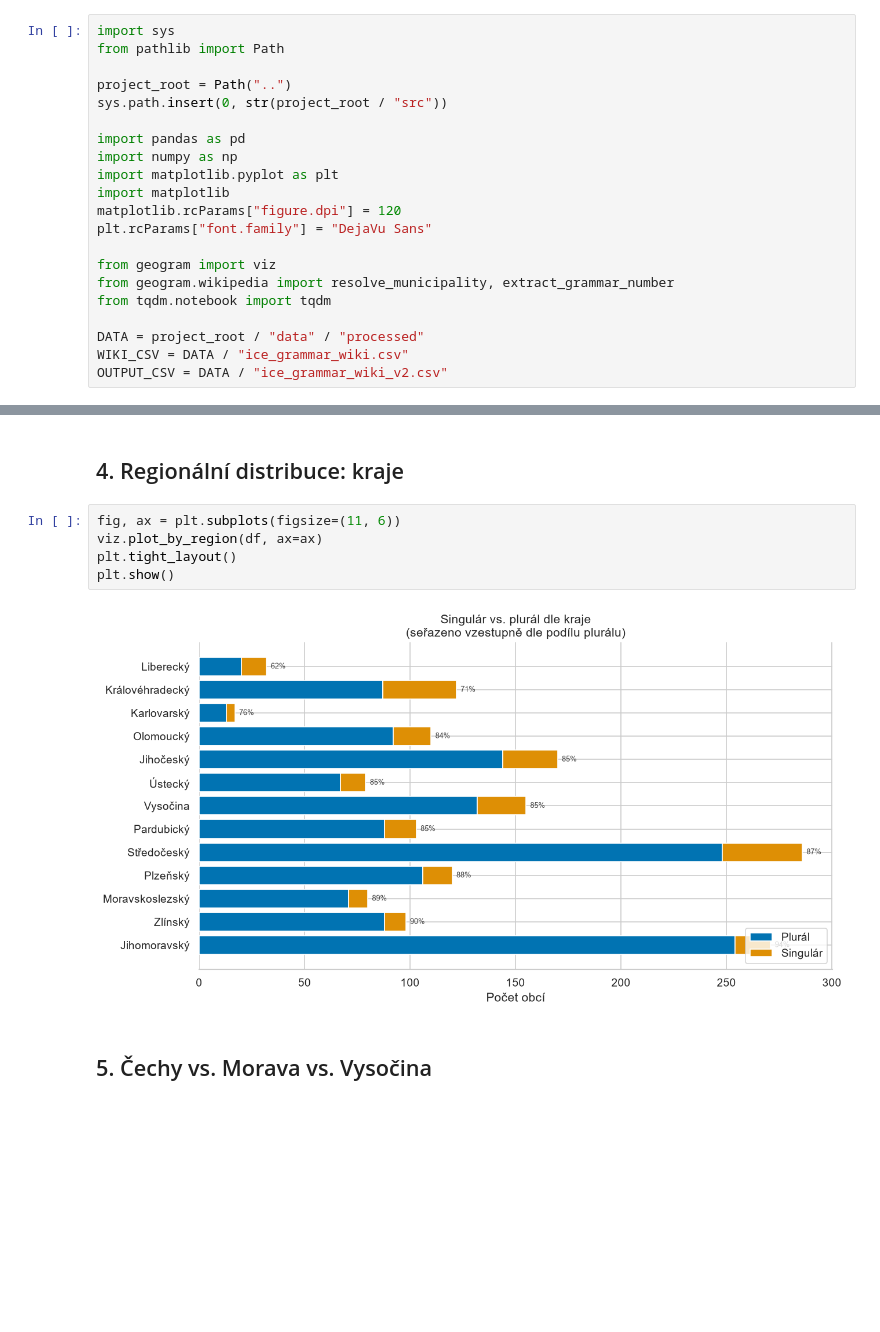
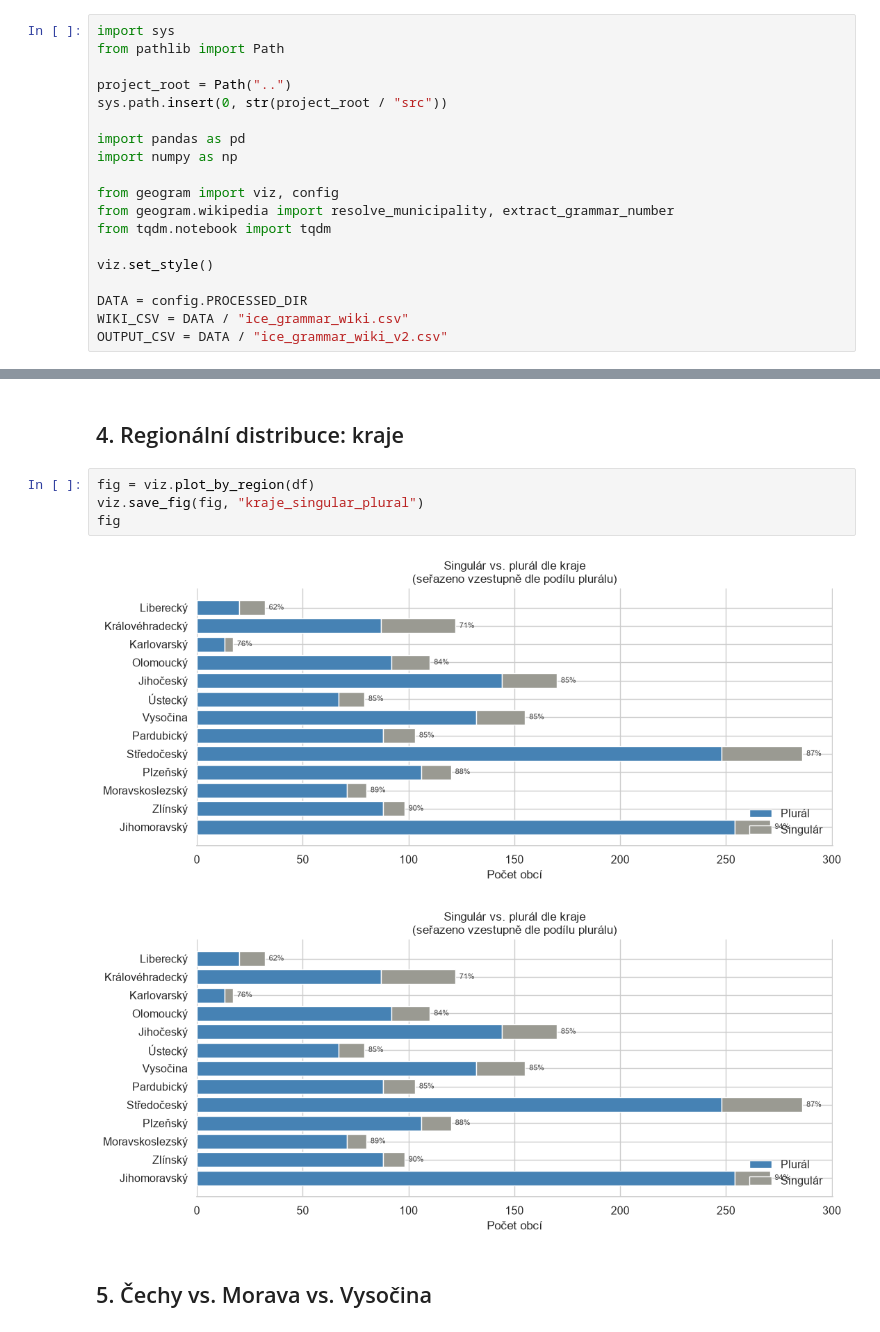
Before and after one commit to Dobes-Michal-Tobias/GeoGram_sufix-ice, a Jupyter notebook: notebooks/07-analysis.ipynb, the cells around one changed output, grey strips where cells are left out. Drawn from its saved outputs; the diff is of its cells as text; blank space fills up the shorter version.

```diff
--- a/notebooks/07-analysis.ipynb
+++ b/notebooks/07-analysis.ipynb
@@ -19,16 +19,14 @@ sys.path.insert(0, str(project_root / "src"))
 
 import pandas as pd
 import numpy as np
-import matplotlib.pyplot as plt
-import matplotlib
-matplotlib.rcParams["figure.dpi"] = 120
-plt.rcParams["font.family"] = "DejaVu Sans"
 
-from geogram import viz
+from geogram import viz, config
 from geogram.wikipedia import resolve_municipality, extract_grammar_number
 from tqdm.notebook import tqdm
 
-DATA = project_root / "data" / "processed"
+viz.set_style()
+
+DATA = config.PROCESSED_DIR
 WIKI_CSV = DATA / "ice_grammar_wiki.csv"
 OUTPUT_CSV = DATA / "ice_grammar_wiki_v2.csv"
 # %% [markdown]
@@ -213,12 +211,12 @@ Mann-Whitney U test (klasifikované vs. unknown populace):
 # %% [markdown]
 ## 4. Regionální distribuce: kraje
 # %%
-fig, ax = plt.subplots(figsize=(11, 6))
-viz.plot_by_region(df, ax=ax)
-plt.tight_layout()
-plt.show()
+fig = viz.plot_by_region(df)
+viz.save_fig(fig, "kraje_singular_plural")
+fig
 # %% [output]
-[figure, old version]
+[figure, new version]
+[figure, added]
 # %% [markdown]
 ## 5. Čechy vs. Morava vs. Vysočina
 # %%
```
Also changed, not shown: parts of 8 cells of this notebook, 8 other files.
